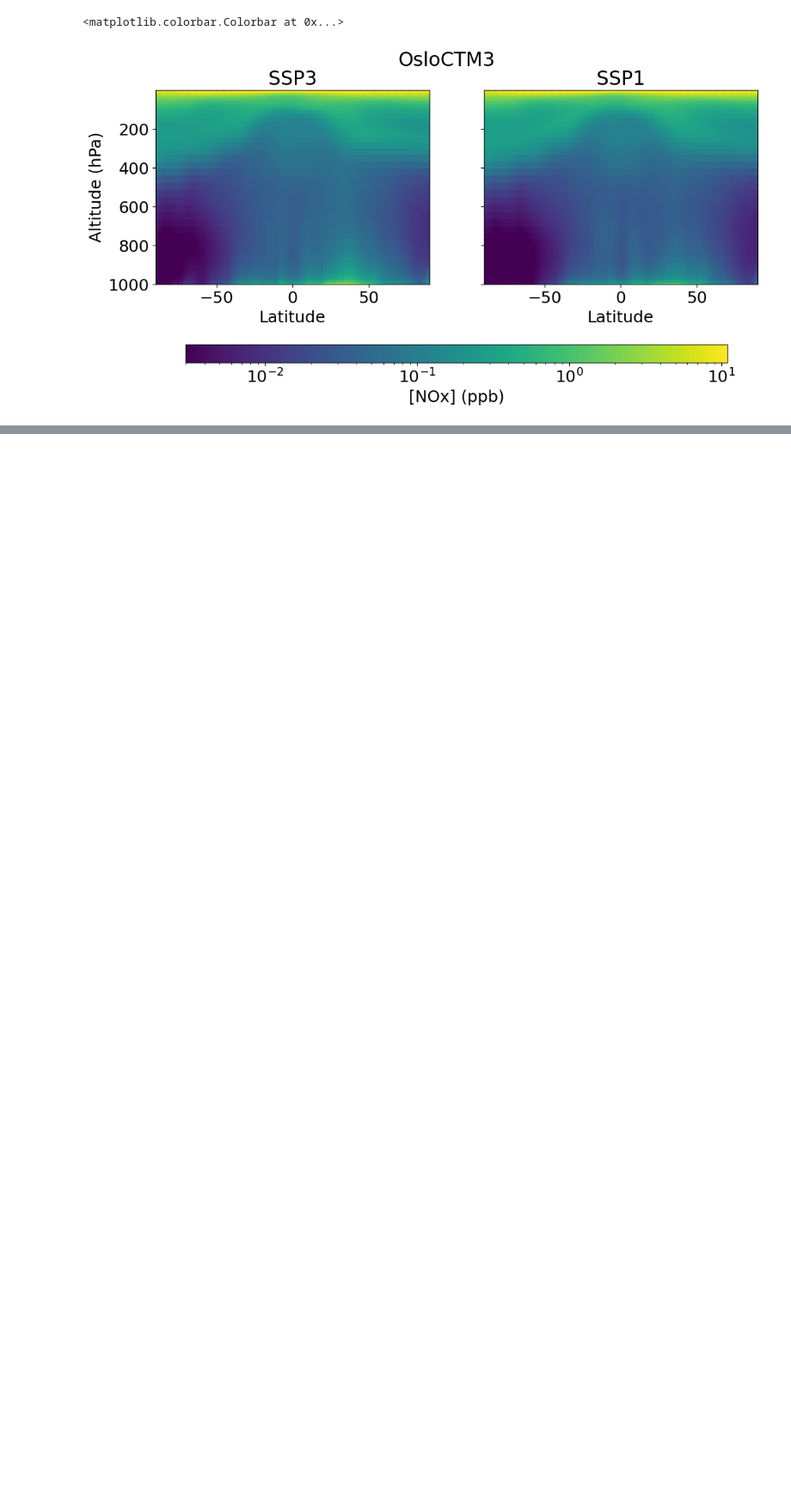
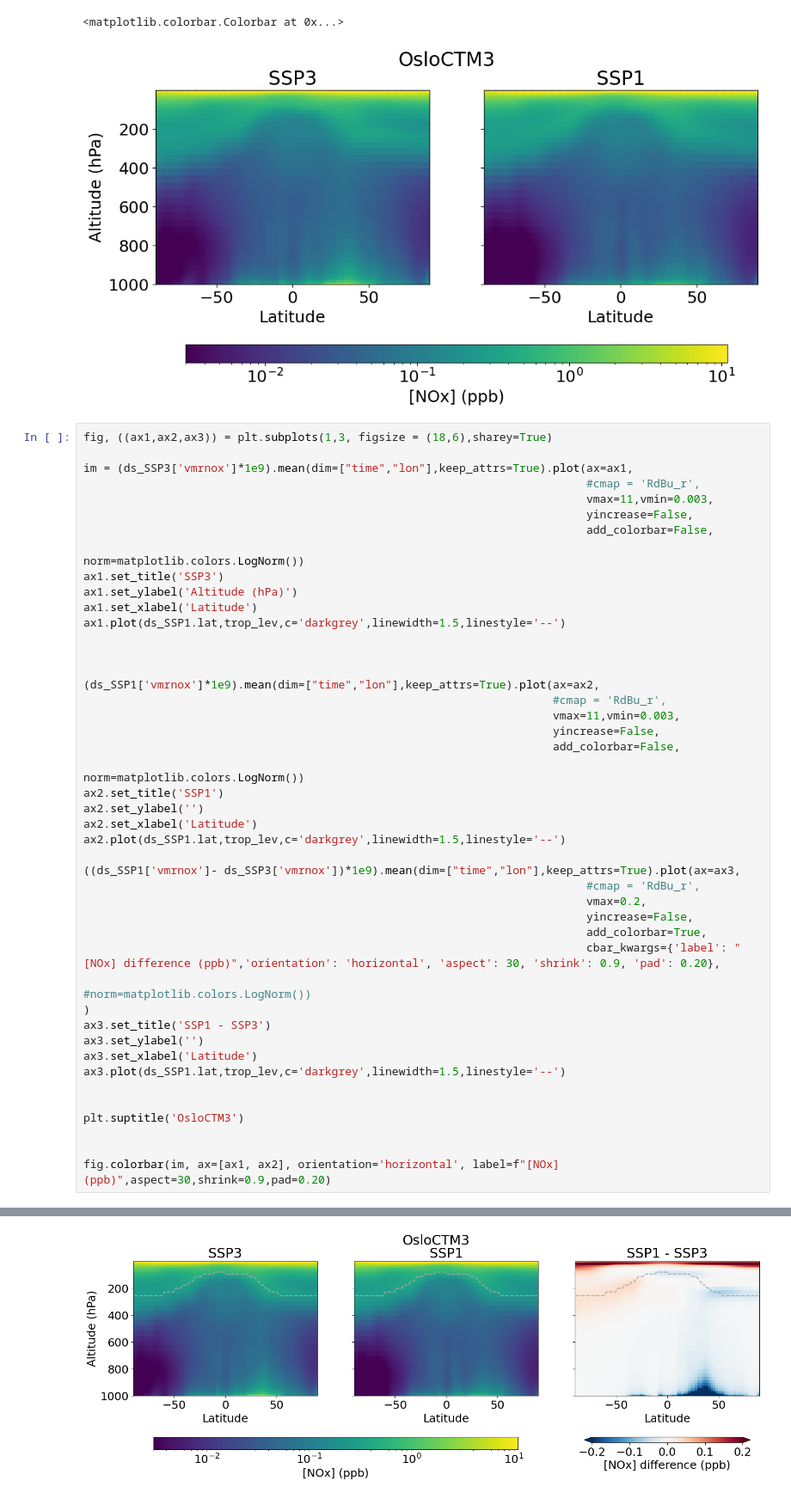
Before and after one commit to zosiast/ACACIA_future_paper3_figs, a Jupyter notebook: UTLS_osloctm3_SSP.ipynb, the cells around one changed output, grey strips where cells are left out. Shown at 86% size. Cells and saved outputs as stored; diff of their text form; blank space fills up the shorter version.

```diff
--- a/UTLS_osloctm3_SSP.ipynb
+++ b/UTLS_osloctm3_SSP.ipynb
@@ -139,3 +170,49 @@ fig.colorbar(im, ax=[ax1, ax2], orientation='horizontal', label=f"[NOx] (ppb)",a
 # %% [output]
 <matplotlib.colorbar.Colorbar at 0x...>
 [figure]
+# %%
+fig, ((ax1,ax2,ax3)) = plt.subplots(1,3, figsize = (18,6),sharey=True)
+
+im = (ds_SSP3['vmrnox']*1e9).mean(dim=["time","lon"],keep_attrs=True).plot(ax=ax1,
+                                                                           #cmap = 'RdBu_r',
+                                                                           vmax=11,vmin=0.003,
+                                                                           yincrease=False,
+                                                                           add_colorbar=False,
+                                                                           norm=matplotlib.colors.LogNorm())
+ax1.set_title('SSP3')
+ax1.set_ylabel('Altitude (hPa)')
+ax1.set_xlabel('Latitude')
+ax1.plot(ds_SSP1.lat,trop_lev,c='darkgrey',linewidth=1.5,linestyle='--')
+
+
+
+(ds_SSP1['vmrnox']*1e9).mean(dim=["time","lon"],keep_attrs=True).plot(ax=ax2,
+                                                                      #cmap = 'RdBu_r',
+                                                                      vmax=11,vmin=0.003,
+                                                                      yincrease=False,
+                                                                      add_colorbar=False,
+                                                                      norm=matplotlib.colors.LogNorm())
+ax2.set_title('SSP1')
+ax2.set_ylabel('')
+ax2.set_xlabel('Latitude')
+ax2.plot(ds_SSP1.lat,trop_lev,c='darkgrey',linewidth=1.5,linestyle='--')
+
+((ds_SSP1['vmrnox']- ds_SSP3['vmrnox'])*1e9).mean(dim=["time","lon"],keep_attrs=True).plot(ax=ax3,
+                                                                           #cmap = 'RdBu_r',
+                                                                           vmax=0.2,
+                                                                           yincrease=False,
+                                                                           add_colorbar=True,
+                                                                           cbar_kwargs={'label': "[NOx] difference (ppb)",'orientation': 'horizontal', 'aspect': 30, 'shrink': 0.9, 'pad': 0.20},
+                                                                           #norm=matplotlib.colors.LogNorm())
+)
+ax3.set_title('SSP1 - SSP3')
+ax3.set_ylabel('')
+ax3.set_xlabel('Latitude')
+ax3.plot(ds_SSP1.lat,trop_lev,c='darkgrey',linewidth=1.5,linestyle='--')
+
+
+plt.suptitle('OsloCTM3')
+
+
+fig.colorbar(im, ax=[ax1, ax2], orientation='horizontal', label=f"[NOx] (ppb)",aspect=30,shrink=0.9,pad=0.20)
+# %% [output]
@@ -141,0 +220 @@ fig.colorbar(im, ax=[ax1, ax2], orientation='horizontal', label=f"[NOx] (ppb)",a
+[figure, added]
```
Also changed, not shown: parts of 4 cells of this notebook, 10 other files.
